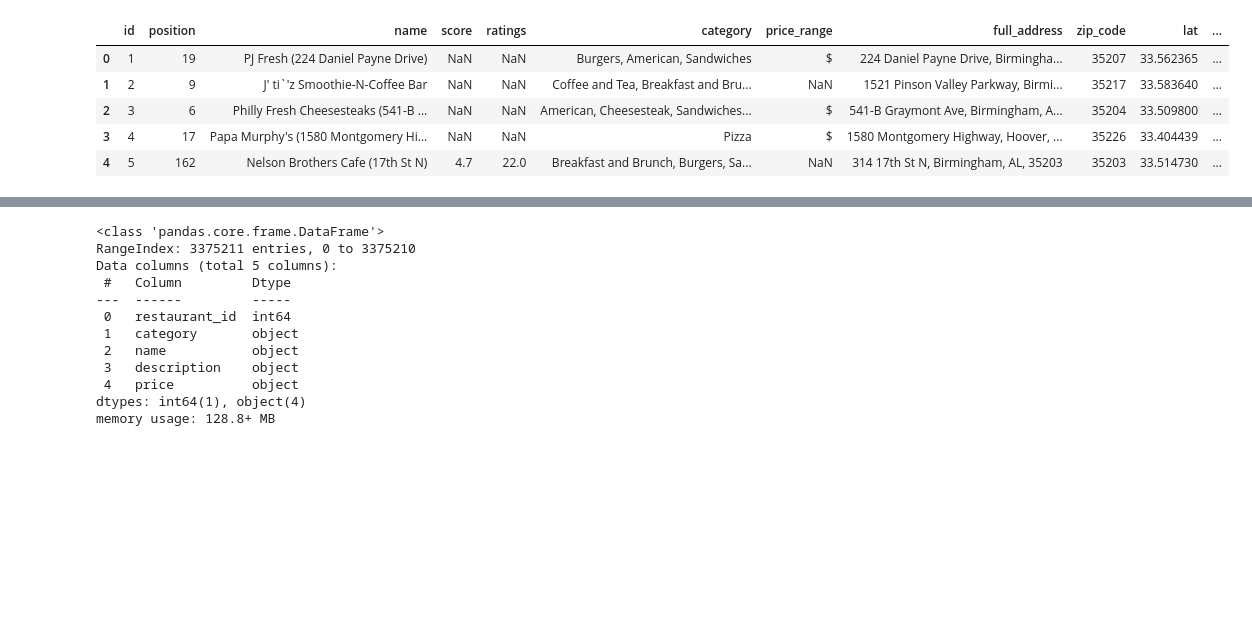
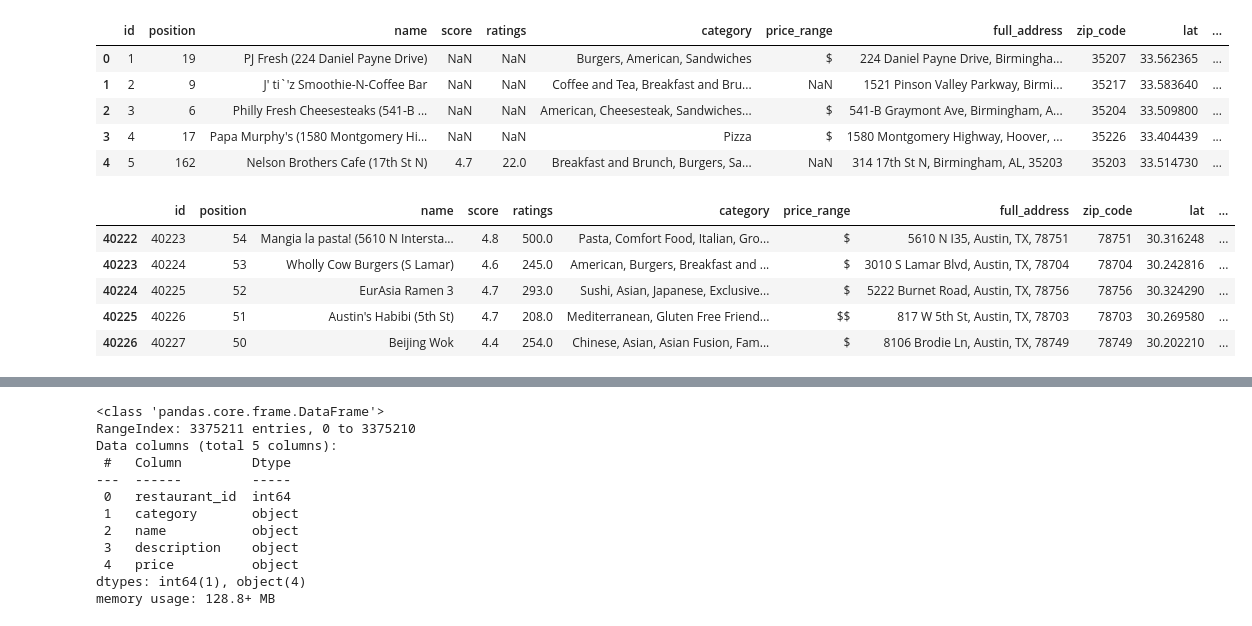
Before and after one commit to infoshareacademy/JDSZR11-DatA_Team, a Jupyter notebook: Project_python.ipynb, the cells around one changed output, grey strips where cells are left out. Drawn from its saved outputs; the diff is of its cells as text; code cells hidden in the pictures; blank space fills up the shorter version.

```diff
--- a/Project_python.ipynb
+++ b/Project_python.ipynb
@@ -63,6 +72,13 @@ restaurants.head()
 | 3 | 4 | 17 | Papa Murphy's (1580 Montgomery Hi... | NaN | NaN | Pizza | $ | 1580 Montgomery Highway, Hoover, ... | 35226 | 33.404439 | ... |
 | 4 | 5 | 162 | Nelson Brothers Cafe (17th St N) | 4.7 | 22.0 | Breakfast and Brunch, Burgers, Sa... | NaN | 314 17th St N, Birmingham, AL, 35203 | 35203 | 33.514730 | ... |
 # %%
-restaurnats.tail()
+restaurants.tail()
+# %% [output]
+|  | id | position | name | score | ratings | category | price_range | full_address | zip_code | lat | ... |
+| 40222 | 40223 | 54 | Mangia la pasta! (5610 N Intersta... | 4.8 | 500.0 | Pasta, Comfort Food, Italian, Gro... | $ | 5610 N I35, Austin, TX, 78751 | 78751 | 30.316248 | ... |
+| 40223 | 40224 | 53 | Wholly Cow Burgers (S Lamar) | 4.6 | 245.0 | American, Burgers, Breakfast and ... | $ | 3010 S Lamar Blvd, Austin, TX, 78704 | 78704 | 30.242816 | ... |
+| 40224 | 40225 | 52 | EurAsia Ramen 3 | 4.7 | 293.0 | Sushi, Asian, Japanese, Exclusive... | $ | 5222 Burnet Road, Austin, TX, 78756 | 78756 | 30.324290 | ... |
+| 40225 | 40226 | 51 | Austin's Habibi (5th St) | 4.7 | 208.0 | Mediterranean, Gluten Free Friend... | $$ | 817 W 5th St, Austin, TX, 78703 | 78703 | 30.269580 | ... |
+| 40226 | 40227 | 50 | Beijing Wok | 4.4 | 254.0 | Chinese, Asian, Asian Fusion, Fam... | $ | 8106 Brodie Ln, Austin, TX, 78749 | 78749 | 30.202210 | ... |
 # %%
 menus.describe()
```
Also changed, not shown: parts of 12 cells of this notebook.
